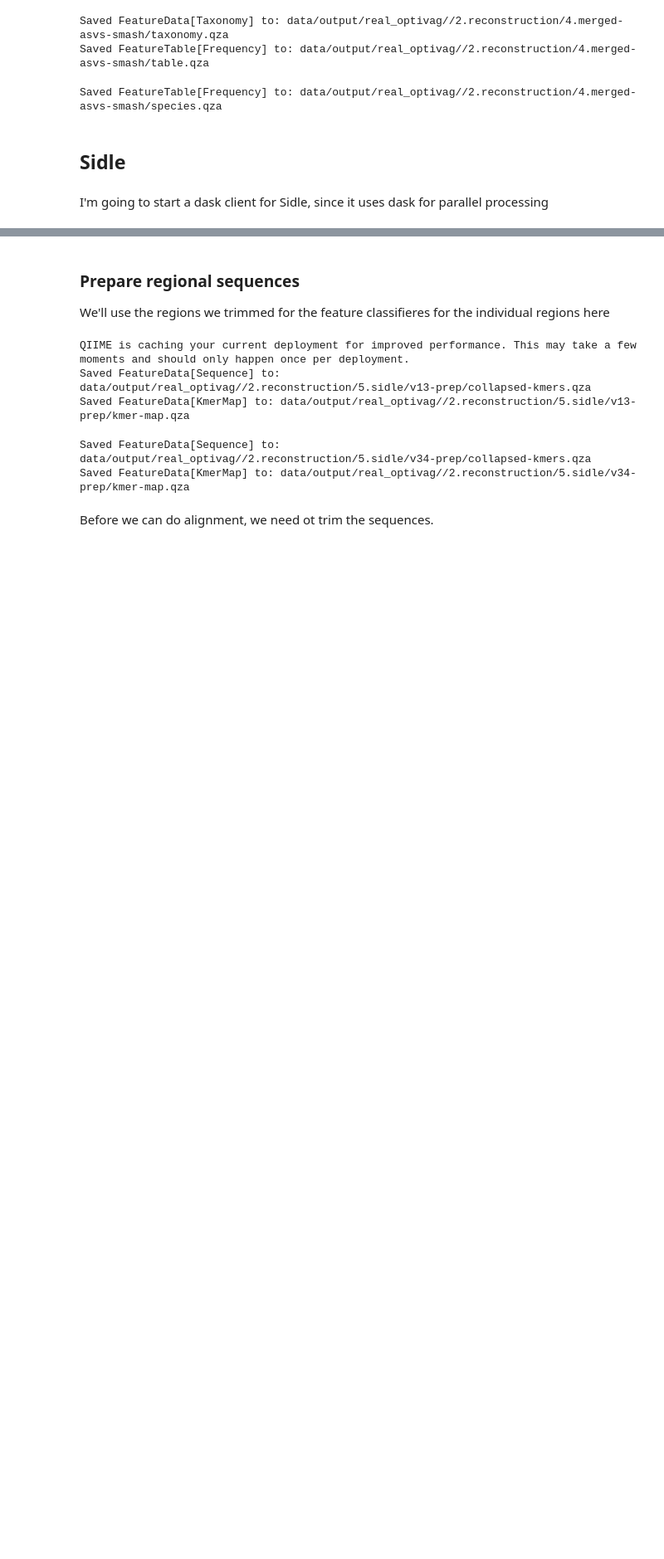
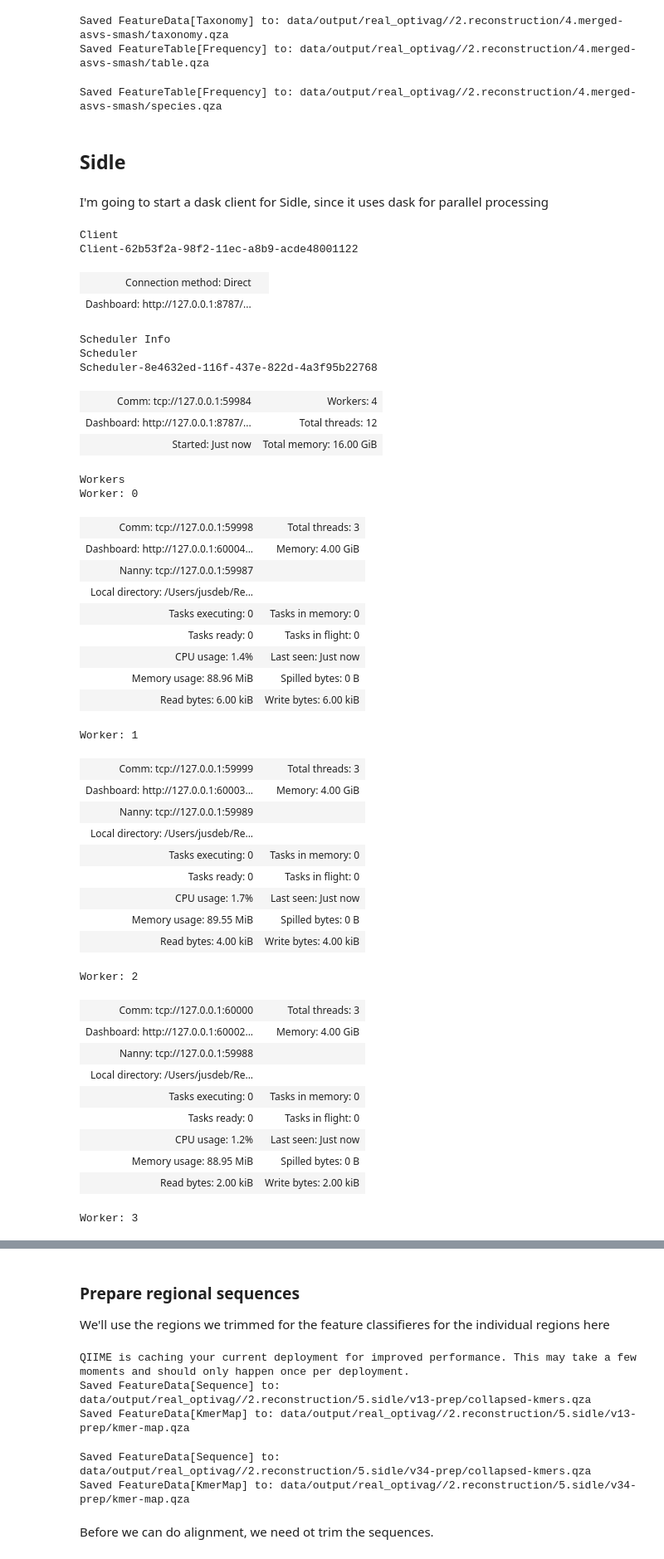
Before and after one commit to jwdebelius/avengers-assemble, a Jupyter notebook: ipynb/2.VaginalData.ipynb, the cells around one changed output, grey strips where cells are left out. Shown at 83% size. Cells and saved outputs as stored; diff of their text form; code cells hidden in the pictures; blank space fills up the shorter version.

```diff
--- a/ipynb/2.VaginalData.ipynb
+++ b/ipynb/2.VaginalData.ipynb
@@ -492,3 +492,51 @@ Saved FeatureTable[Frequency] to: data/output/real_optivag//2.reconstruction/4.m
 ## Sidle
 # %% [markdown]
 I'm going to start a dask client for Sidle, since it uses dask for parallel processing
+# %%
+from dask.distributed import Client
+
+client = Client("tcp://127.0.0.1:59984")
+client
+# %% [output]
+Client
+Client-62b53f2a-98f2-11ec-a8b9-acde48001122
+| Connection method: Direct |  |
+| Dashboard: http://127.0.0.1:8787/... |  |
+Scheduler Info
+Scheduler
+Scheduler-8e4632ed-116f-437e-822d-4a3f95b22768
+| Comm: tcp://127.0.0.1:59984 | Workers: 4 |
+| Dashboard: http://127.0.0.1:8787/... | Total threads: 12 |
+| Started: Just now | Total memory: 16.00 GiB |
+Workers
+Worker: 0
+| Comm: tcp://127.0.0.1:59998 | Total threads: 3 |
+| Dashboard: http://127.0.0.1:60004... | Memory: 4.00 GiB |
+| Nanny: tcp://127.0.0.1:59987 |  |
+| Local directory: /Users/jusdeb/Re... |  |
+| Tasks executing: 0 | Tasks in memory: 0 |
+| Tasks ready: 0 | Tasks in flight: 0 |
+| CPU usage: 1.4% | Last seen: Just now |
+| Memory usage: 88.96 MiB | Spilled bytes: 0 B |
+| Read bytes: 6.00 kiB | Write bytes: 6.00 kiB |
+Worker: 1
+| Comm: tcp://127.0.0.1:59999 | Total threads: 3 |
+| Dashboard: http://127.0.0.1:60003... | Memory: 4.00 GiB |
+| Nanny: tcp://127.0.0.1:59989 |  |
+| Local directory: /Users/jusdeb/Re... |  |
+| Tasks executing: 0 | Tasks in memory: 0 |
+| Tasks ready: 0 | Tasks in flight: 0 |
+| CPU usage: 1.7% | Last seen: Just now |
+| Memory usage: 89.55 MiB | Spilled bytes: 0 B |
+| Read bytes: 4.00 kiB | Write bytes: 4.00 kiB |
+Worker: 2
+| Comm: tcp://127.0.0.1:60000 | Total threads: 3 |
+| Dashboard: http://127.0.0.1:60002... | Memory: 4.00 GiB |
+| Nanny: tcp://127.0.0.1:59988 |  |
+| Local directory: /Users/jusdeb/Re... |  |
+| Tasks executing: 0 | Tasks in memory: 0 |
+| Tasks ready: 0 | Tasks in flight: 0 |
+| CPU usage: 1.2% | Last seen: Just now |
+| Memory usage: 88.95 MiB | Spilled bytes: 0 B |
+| Read bytes: 2.00 kiB | Write bytes: 2.00 kiB |
+Worker: 3
```
Also changed, not shown: parts of 16 cells of this notebook, 3 other files.
